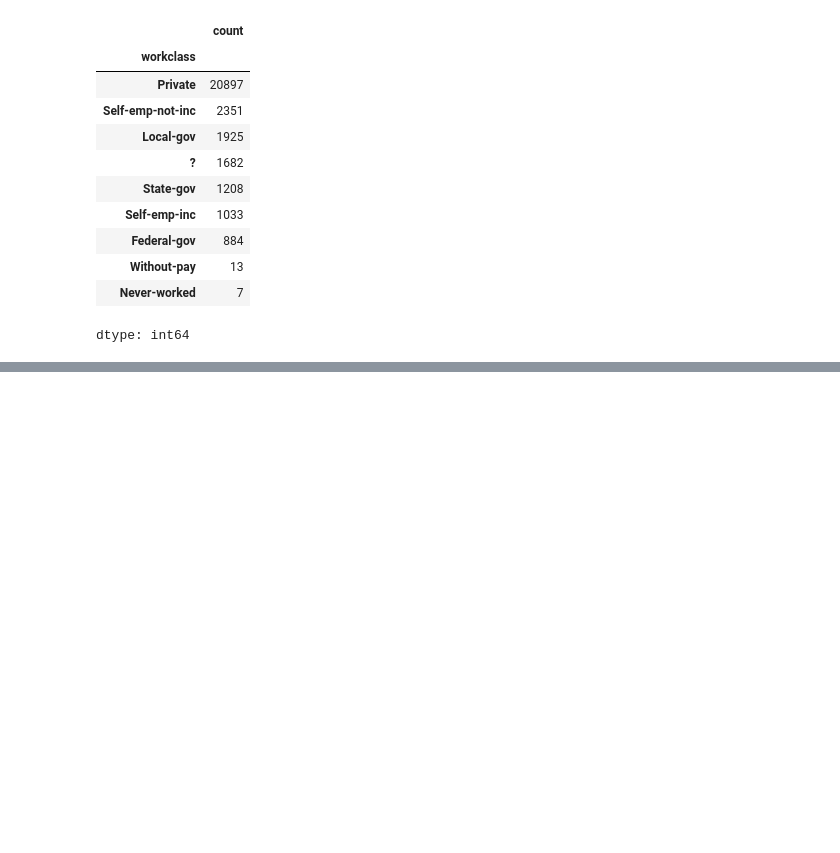
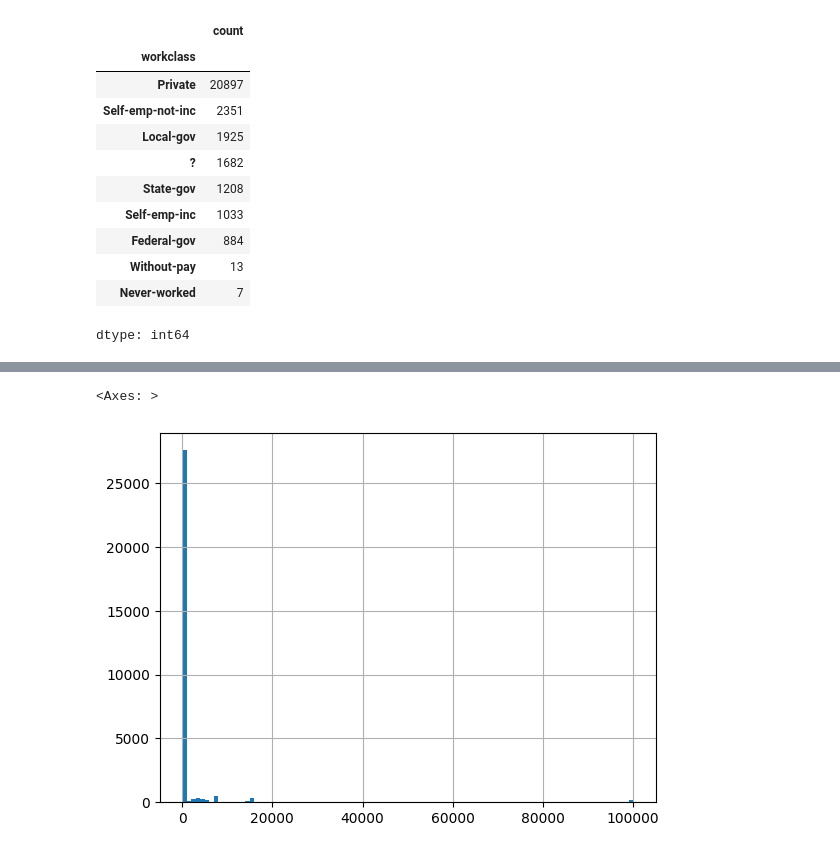
Before and after one commit to bargida/Workshops, a Jupyter notebook: workshop1.ipynb, the cells around one changed output, grey strips where cells are left out. Cells and saved outputs as stored; diff of their text form; code cells hidden in the pictures; blank space fills up the shorter version.

```diff
--- a/workshop1.ipynb
+++ b/workshop1.ipynb
@@ -235,0 +389,5 @@ dtype: int64
+# %%
+data['capital-gain'].hist(bins=100)
+# %% [output]
+<Axes: >
+[figure, added]
```
Also changed, not shown: parts of 38 cells of this notebook.
